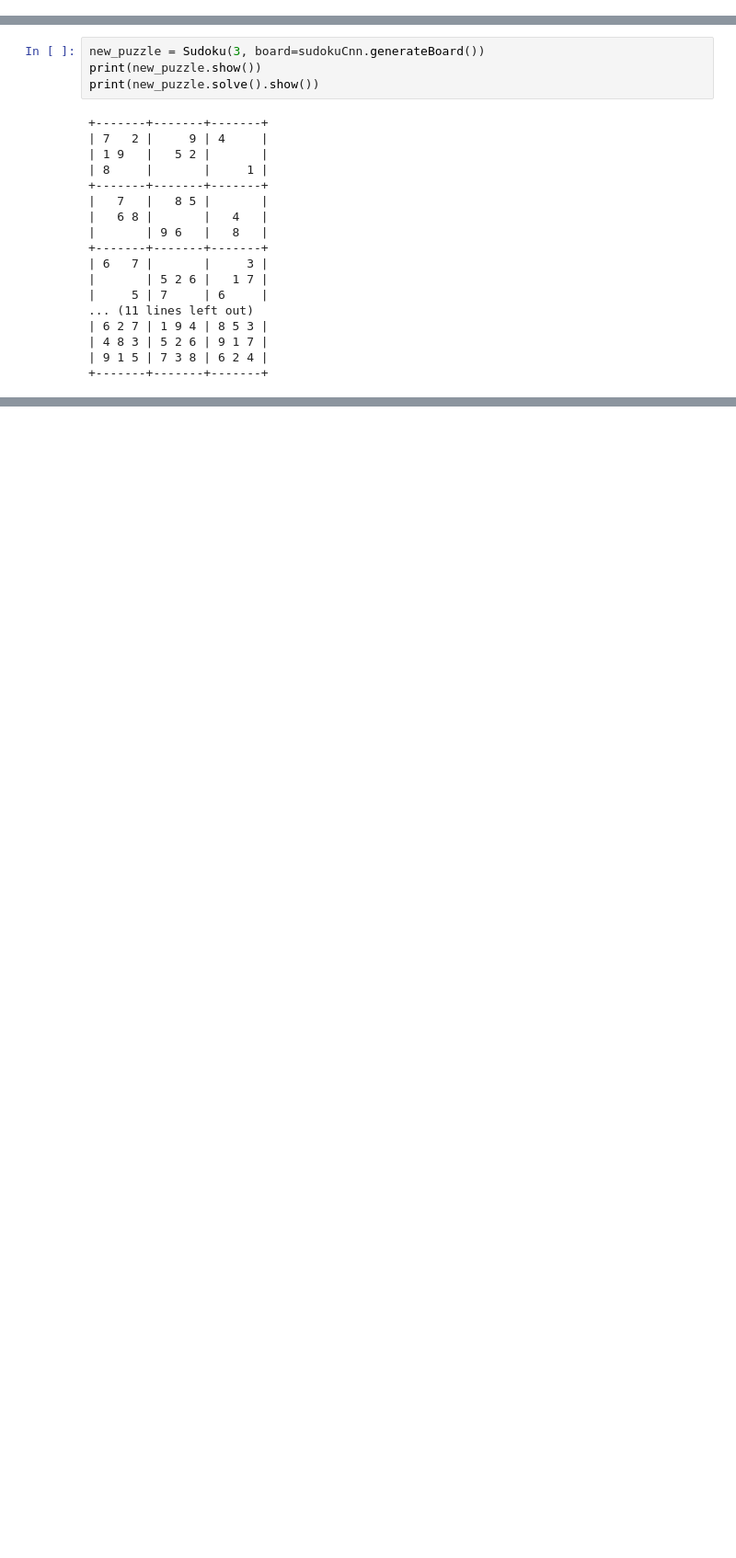
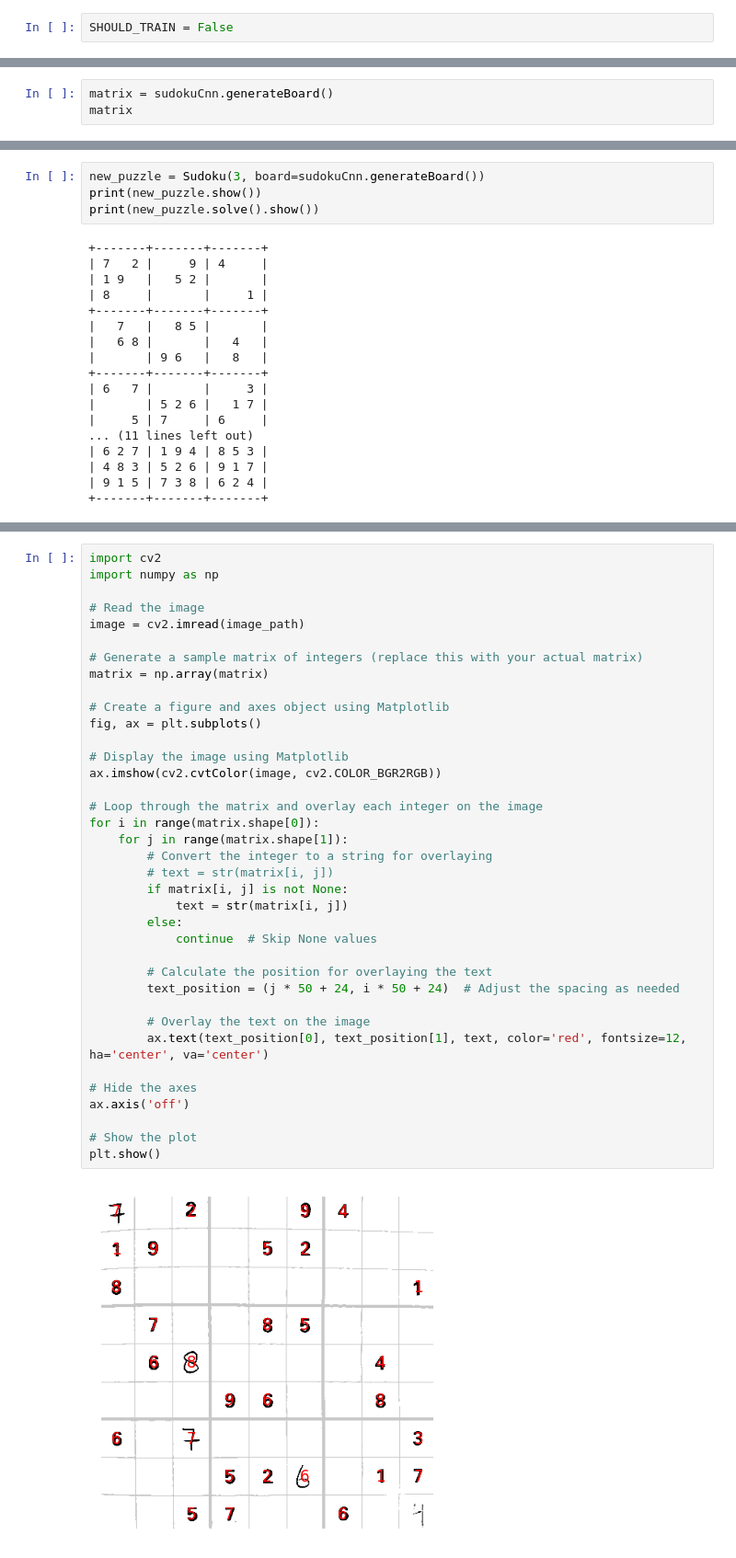
Before and after one commit to jedhelmers/coursera-mnist-sudoku, a Jupyter notebook: mnist-sudoku.ipynb, the cells around one changed output, grey strips where cells are left out. Shown at 92% size. Cells and saved outputs as stored; diff of their text form; blank space fills up the shorter version.

Commit message:
matrix overlay

```diff
--- a/mnist-sudoku.ipynb
+++ b/mnist-sudoku.ipynb
@@ -1,3 +1,5 @@
+# %%
+SHOULD_TRAIN = False
 # %% [markdown]
 # MNIST + Sudoku
 I'm not the saviest AI/ML guy. I don't visualize it like others do. I wish I could but I can't. That said, I can code like the wind! Instead of spending weeks coming up with an idea to really push the boundries of AI/ML, I wanted to do something a little more domestic.
@@ -1294,0 +1251,3 @@ sudokuCnn.generateBoard()
+# %%
+matrix = sudokuCnn.generateBoard()
+matrix
@@ -1316,0 +1288,39 @@ print(new_puzzle.solve().show())
+# %%
+import cv2
+import numpy as np
+
+# Read the image
+image = cv2.imread(image_path)
+
+# Generate a sample matrix of integers (replace this with your actual matrix)
+matrix = np.array(matrix)
+
+# Create a figure and axes object using Matplotlib
+fig, ax = plt.subplots()
+
+# Display the image using Matplotlib
+ax.imshow(cv2.cvtColor(image, cv2.COLOR_BGR2RGB))
+
+# Loop through the matrix and overlay each integer on the image
+for i in range(matrix.shape[0]):
+    for j in range(matrix.shape[1]):
+        # Convert the integer to a string for overlaying
+        # text = str(matrix[i, j])
+        if matrix[i, j] is not None:
+            text = str(matrix[i, j])
+        else:
+            continue  # Skip None values
+
+        # Calculate the position for overlaying the text
+        text_position = (j * 50 + 24, i * 50 + 24)  # Adjust the spacing as needed
+
+        # Overlay the text on the image
+        ax.text(text_position[0], text_position[1], text, color='red', fontsize=12, ha='center', va='center')
+
+# Hide the axes
+ax.axis('off')
+
+# Show the plot
+plt.show()
+# %% [output]
+[figure, added]
```
Also changed, not shown: parts of 20 cells of this notebook, 1 other file.
